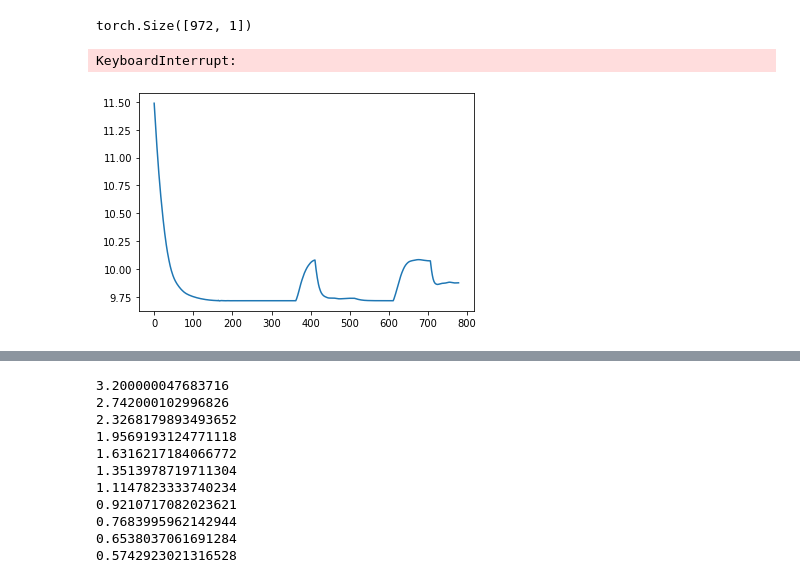
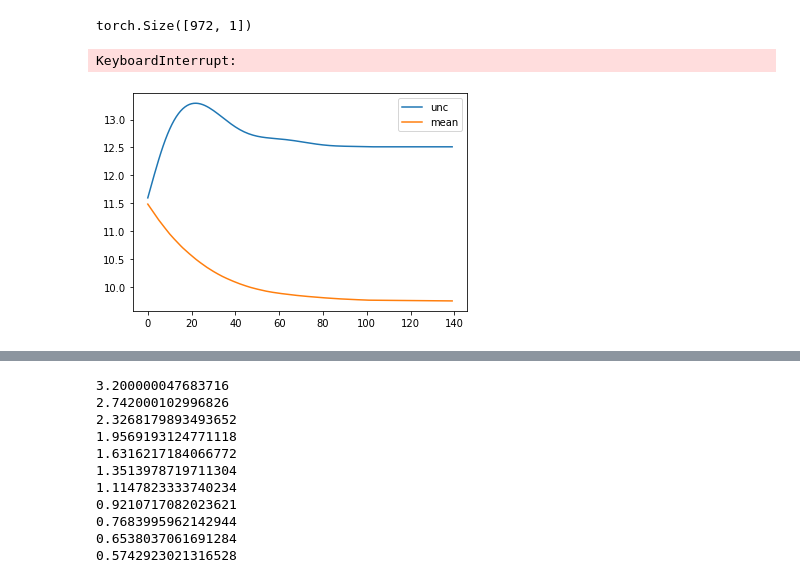
Before and after one commit to rymuelle/CFB_pytorch_toy_minimizer, a Jupyter notebook: nba_api_get_games.ipynb, the cells around one changed output, grey strips where cells are left out. Cells and saved outputs as stored; diff of their text form; code cells hidden in the pictures.

```diff
--- a/nba_api_get_games.ipynb
+++ b/nba_api_get_games.ipynb
@@ -182,36 +182,58 @@ dtype = torch.float
 scores = torch.stack(scores_list)
 games = torch.stack(games_list)
 teamPower = torch.zeros(len(nba_abr_array),1, dtype=dtype,requires_grad=True)
+teamUnc = torch.empty(len(nba_abr_array),1, dtype=dtype).fill_(8.2).requires_grad_()
 embedding_teamPower = nn.Embedding.from_pretrained(teamPower)
+embedding_teamUnc = nn.Embedding.from_pretrained(teamUnc)
 
 embedding_teamPower.weight.requires_grad=True
+embedding_teamUnc.weight.requires_grad=True
 # %%
 import pylab as pl
 from IPython import display
 scores.size()
 # %% [output]
 torch.Size([972, 1])
+# %%
+def mean_sigma_loss(mean,sigma,y):
+    var=torch.pow(sigma,2)
+    accuracy=torch.pow((y-mean),2)
+    chi_square_loss=accuracy/(2*var)
+    width_loss=torch.log(var)/2
+    return (width_loss+chi_square_loss).sum()
+    #https://arxiv.org/pdf/1612.01474.pdf
 # %%
 loss_array=[]
+mean_sigma_loss_array = []
+unc_array = []
 # %%
 loss_function=nn.MSELoss()
-optimizer=torch.optim.Adam([teamPower,embedding_teamPower.weight], lr=1e-1,weight_decay=5e-2)
+optimizer=torch.optim.Adam([teamPower,embedding_teamPower.weight,teamUnc,embedding_teamUnc.weight], lr=1e-1)#,weight_decay=5e-2
 
-for i in range(200):
+for i in range(2000):
     optimizer.zero_grad()
     home, away = embedding_teamPower(games).split(1,dim=1)
-    loss = loss_function((home-away),scores.view(-1,1,1))
-    #loss_array.append(loss.item()/games.shape[0])
-    #loss_array.append( ((home-away)-scores.view(-1,1,1)).pow(2).mean().pow(.5).item() )
+    homeUnc, awayUnc = embedding_teamUnc(games).split(1,dim=1)
+    spread = home - away
+    combinedUnc = (homeUnc.pow(2)+awayUnc.pow(2)).pow(.5)
+    #loss = loss_function(spread2,scores.view(-1,1,1))
+    loss = mean_sigma_loss(spread,combinedUnc,scores.view(-1,1,1))
+
     loss_array.append( ((home-away)-scores.view(-1,1,1)).abs().mean().item() )
+    mean_sigma_loss_array.append(mean_sigma_loss(spread,combinedUnc,scores.view(-1,1,1)).item())
+    unc_array.append(combinedUnc.mean().item())
+
     loss.backward()
     optimizer.step()
     pl.clf()
-    pl.plot(loss_array)
+    #pl.yscale('log')
+    pl.plot(unc_array,label='unc')
+    pl.plot(loss_array,label='mean')
+    pl.legend()
     display.clear_output(wait=True)
     display.display(pl.gcf())
     if i == 100: optimizer=torch.optim.Adam([teamPower,embedding_teamPower.weight], lr=1e-2)
 print(loss_array[-1])
 # %% [output]
 KeyboardInterrupt:
-[figure, old version]
+[figure, new version]
```
Also changed, not shown: parts of 4 cells of this notebook.
